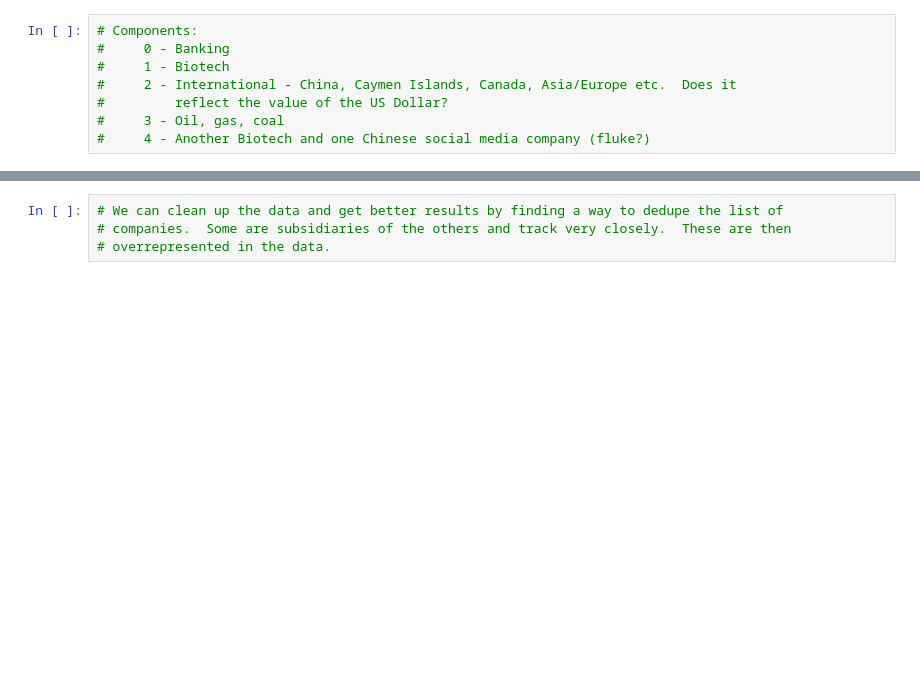
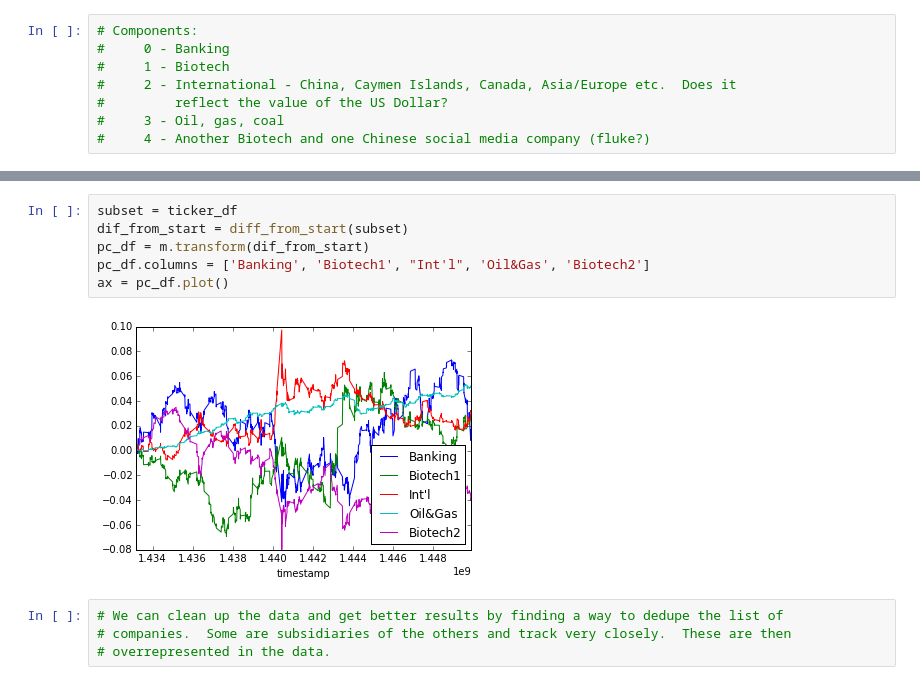
Before and after one commit to brian8128/gdelt_project, a Jupyter notebook: DataExtraction.ipynb, the cells around one changed output, grey strips where cells are left out. Cells and saved outputs as stored; diff of their text form; blank space fills up the shorter version.

```diff
--- a/DataExtraction.ipynb
+++ b/DataExtraction.ipynb
@@ -89,3 +102,11 @@ m.transform(dif_df).plot()
+# %%
+subset = ticker_df
+dif_from_start = diff_from_start(subset)
+pc_df = m.transform(dif_from_start)
+pc_df.columns = ['Banking', 'Biotech1', "Int'l", 'Oil&Gas', 'Biotech2']
+ax = pc_df.plot()
+# %% [output]
+[figure, added]
 # %%
 # We can clean up the data and get better results by finding a way to dedupe the list of
 # companies.  Some are subsidiaries of the others and track very closely.  These are then
```
Also changed, not shown: parts of 11 cells of this notebook, 4 other files.
